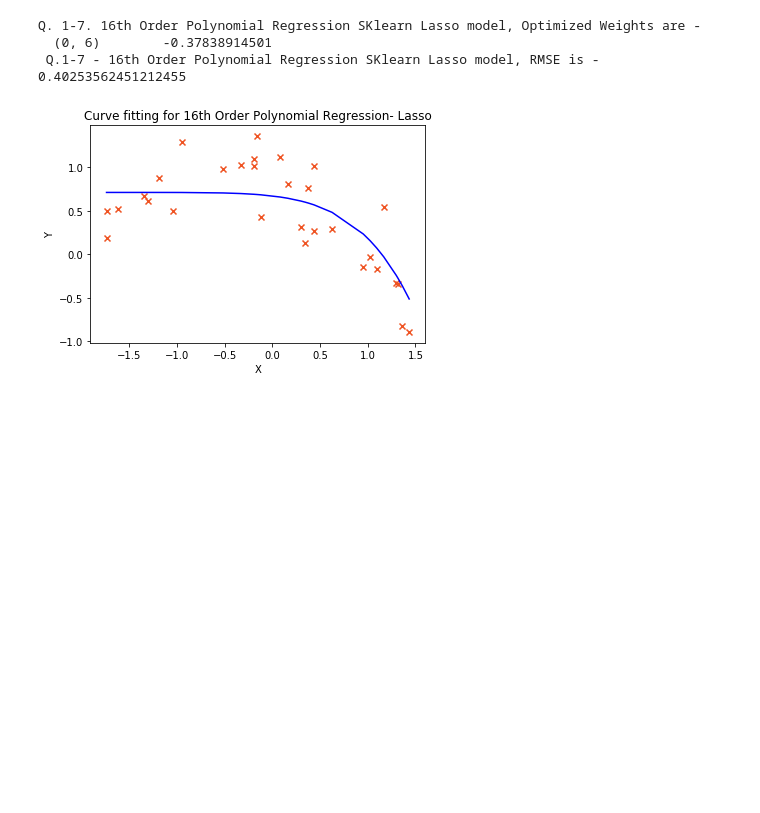
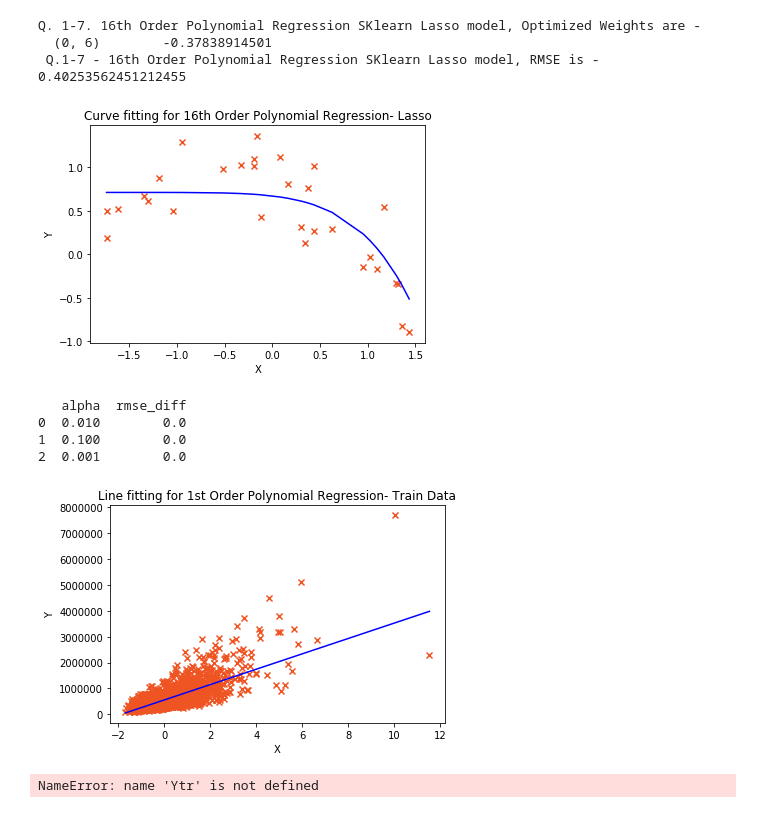
Before and after one commit to MeenakshiParyani/Polynomial-Regression, a Jupyter notebook: Polynomial-Regression.ipynb, the cells around one changed output. Saved outputs shown, nothing was run; the diff lists cells and outputs as text; code cells hidden in the pictures; blank space fills up the shorter version.

```diff
--- a/Polynomial-Regression.ipynb
+++ b/Polynomial-Regression.ipynb
@@ -283,0 +281,58 @@ Q. 1-7. 16th Order Polynomial Regression SKlearn Lasso model, Optimized Weights
+# %%
+# Reading data for Q.2
+data2 = pd.read_csv('ex2data2.csv', sep=",", encoding='utf-8', header='infer')
+df = data2
+def split_data_test_train_val(X, y):
+    X_train, X_test, y_train, y_test = train_test_split(X, y, test_size=0.2, random_state=1)
+    X_train, X_val, y_train, y_val = train_test_split(X_train, y_train, test_size=0.2, random_state=1)
+    return X_train, X_val, X_test, y_train, y_val, y_test
+
+def insertDummies(X_train, X_val, X_test):
+    # inserting ones column for beta0
+    X_train.insert(0,-1,1)
+    X_val.insert(0,-1,1)
+    X_test.insert(0,-1,1)
+    return X_train, X_val, X_test
+
+# Split the data
+X_train, X_val, X_test, y_train, y_val, y_test = split_data_test_train_val(df[['sqft_living']], df[['price']])
+# %%
+# Q.2-1 1st Order Polynomal Regression with Test, Train and Validation data
+df = data2;
+def perform_Polynomial_Regression_val(X_train, X_val, X_test, y_train, y_val, y_test,
+                                                 order, xheader, yheader):
+    alpha = [0.01, 0.1, 0.001]
+    scores = pd.DataFrame(columns=['alpha','rmse_diff'])
+    i=0
+    for a in alpha:
+        betaTrain, rmseTrain, costsTrain, x = performPolynomialRegression(pd.concat([X_train, y_train], axis=1),
+                                                            a, 100000, order, xheader, yheader,'', False)
+
+        betaVal, rmseVal, costsVal, x = performPolynomialRegression(pd.concat([X_train, y_train], axis=1),
+                                                            a, 100000, order, xheader, yheader,'', False)
+        scores.loc[i] = pd.Series({'alpha':a, 'rmse_diff':abs(rmseTrain-rmseVal)})
+        i=i+1
+    print(scores)
+    least_rmse_comb = scores['rmse_diff'].idxmin()
+    alp = scores.iloc[[least_rmse_comb]]['alpha'][0]
+    betaTrain, rmseTrain, costsTrain, x = performPolynomialRegression(pd.concat([X_train, y_train], axis=1),
+                                                                alp, 100000, order, xheader, yheader, '- Train Data', True)
+    return betaTrain, rmseTrain, costsTrain, x
+
+
+
+betaTrain, rmseTrain, costsTrain, Xtr = perform_Polynomial_Regression_val(X_train, X_val, X_test, y_train, y_val, y_test, 1,
+                                                 'sqft_living', 'price')
+
+rmseTest = get_rmse(np.matrix(Xtr), np.matrix(y_train), betaTrain)
+print(" Q.2-1 - 1st Order Ridge Polynomial Regression, Optimized Weights are -\n", betaTrain.ravel())
+print(" Q.2-1 - 1st Order Ridge Polynomial Regression, " + colored('Train RMSE is - ' + str(rmseTrain), 'green'))
+print(" Q.2-1 - 1st Order Ridge Polynomial Regression, " + colored('Test RMSE is - ' + str(rmseTest), 'green'))
+plotCostHistory(costs)
+# %% [output]
+   alpha  rmse_diff
+0  0.010        0.0
+1  0.100        0.0
+2  0.001        0.0
+[figure, added]
+NameError: name 'Ytr' is not defined
```
Also changed, not shown: parts of 10 cells of this notebook.
